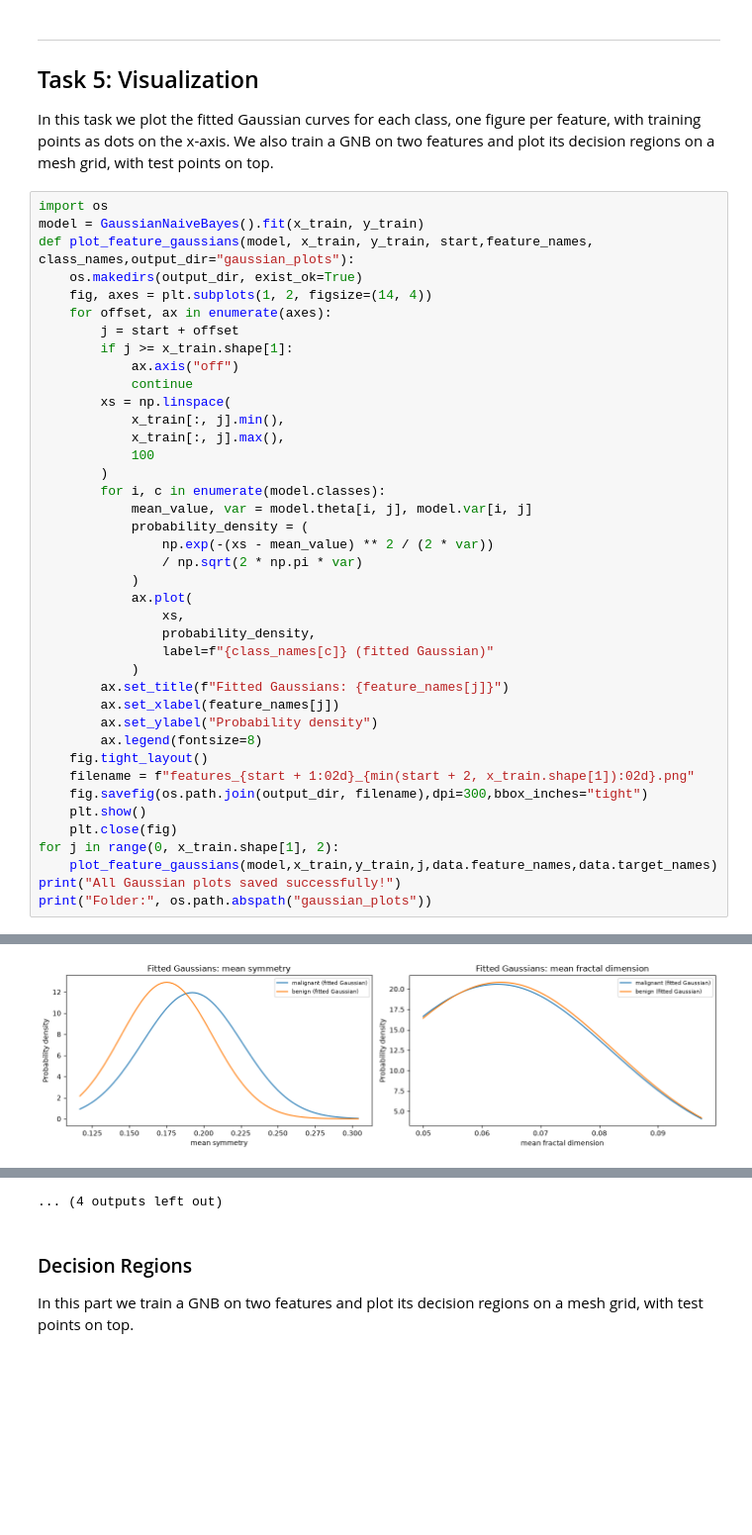
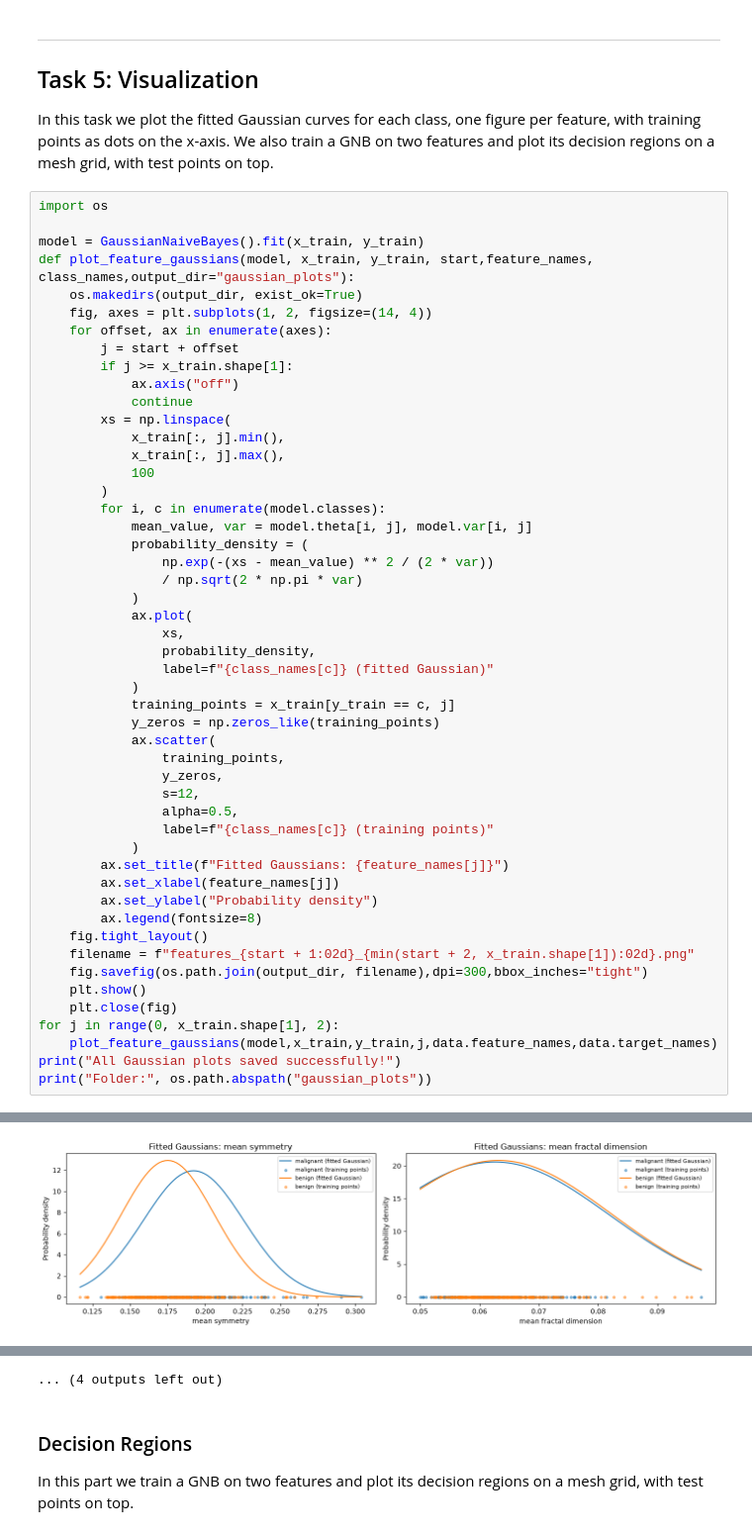
Before and after one commit to ahmedtolba481/Gaussian-Naive-Bayes-From-Scratch, a Jupyter notebook: GNB_20242023_20240523.ipynb, the cells around one changed output, grey strips where cells are left out. Shown at 99% size. Drawn from its saved outputs; the diff is of its cells as text; blank space fills up the shorter version.

```diff
--- a/GNB_20242023_20240523.ipynb
+++ b/GNB_20242023_20240523.ipynb
@@ -412,6 +412,7 @@ This shows that duplicating the same feature changes the model's confidence with
 In this task we plot the fitted Gaussian curves for each class, one figure per feature, with training points as dots on the x-axis. We also train a GNB on two features and plot its decision regions on a mesh grid, with test points on top.
 # %%
 import os
+
 model = GaussianNaiveBayes().fit(x_train, y_train)
 def plot_feature_gaussians(model, x_train, y_train, start,feature_names, class_names,output_dir="gaussian_plots"):
     os.makedirs(output_dir, exist_ok=True)
@@ -437,6 +438,15 @@ def plot_feature_gaussians(model, x_train, y_train, start,feature_names, class_n
                 probability_density,
                 label=f"{class_names[c]} (fitted Gaussian)"
             )
+            training_points = x_train[y_train == c, j]
+            y_zeros = np.zeros_like(training_points)
+            ax.scatter(
+                training_points,
+                y_zeros,
+                s=12,
+                alpha=0.5,
+                label=f"{class_names[c]} (training points)"
+            )
         ax.set_title(f"Fitted Gaussians: {feature_names[j]}")
         ax.set_xlabel(feature_names[j])
         ax.set_ylabel("Probability density")
@@ -458 +468 @@ print("Folder:", os.path.abspath("gaussian_plots"))
-[figure, old version]
+[figure, new version]
```
Also changed, not shown: parts of 1 cell of this notebook, 15 other files.
